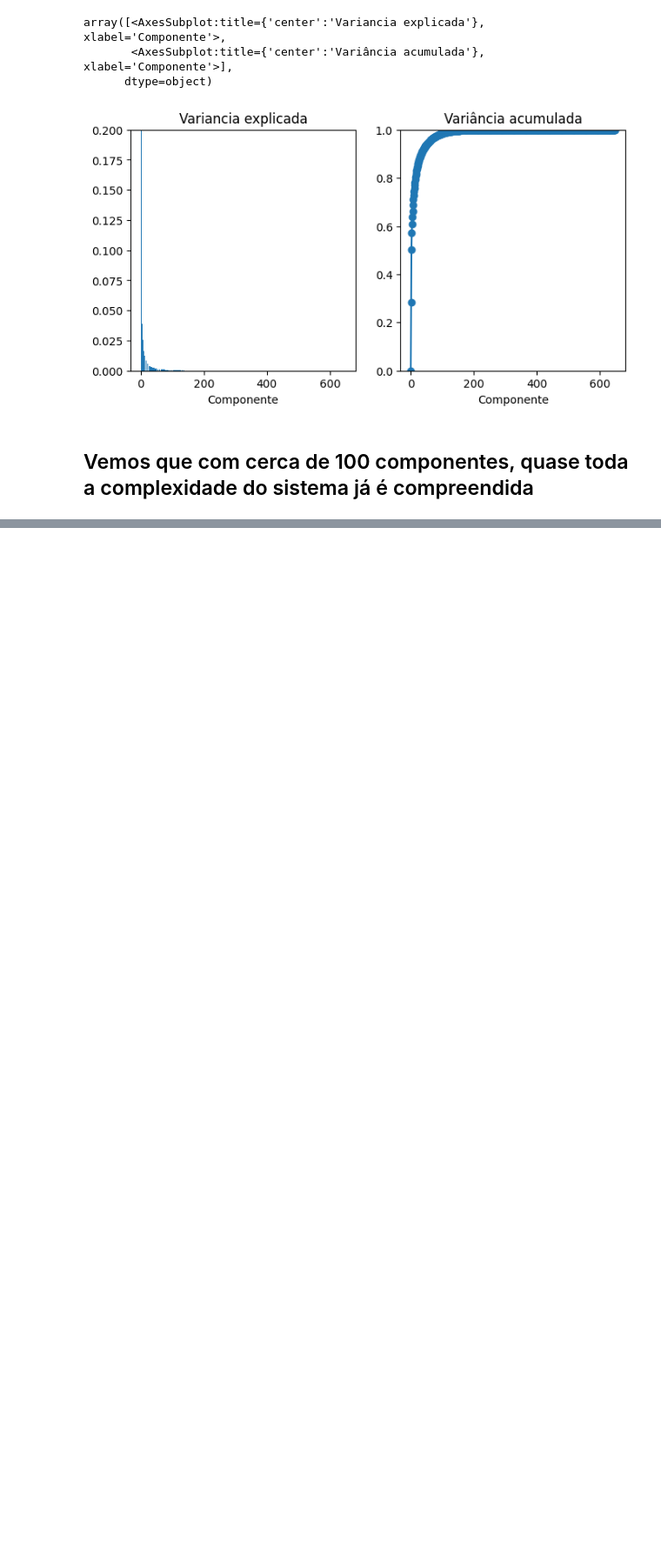
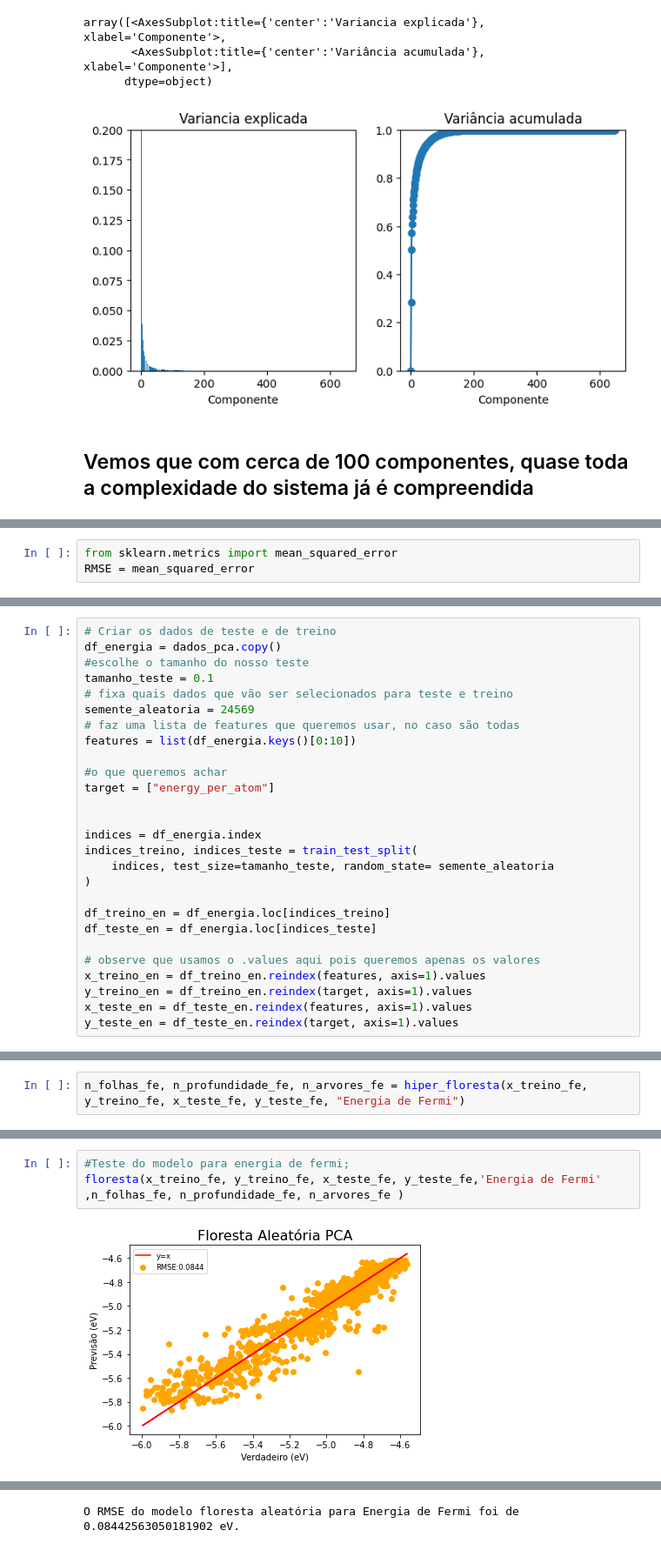
Before and after one commit to Karl-Marcos/ML-2022-DIMP, a Jupyter notebook: bloco_3.ipynb, the cells around one changed output, grey strips where cells are left out. Shown at 87% size. Drawn from its saved outputs; the diff is of its cells as text; blank space fills up the shorter version.

Commit message:
fazendo floresta com PCA

```diff
--- a/bloco_3.ipynb
+++ b/bloco_3.ipynb
@@ -155,0 +207,3 @@ print(X_pca)
+# %%
+from sklearn.metrics import mean_squared_error
+RMSE = mean_squared_error
@@ -155,0 +232,27 @@ print(X_pca)
+# %%
+# Criar os dados de teste e de treino
+df_energia = dados_pca.copy()
+#escolhe o tamanho do nosso teste
+tamanho_teste = 0.1
+# fixa quais dados que vão ser selecionados para teste e treino
+semente_aleatoria = 24569
+# faz uma lista de features que queremos usar, no caso são todas
+features = list(df_energia.keys()[0:10])
+
+#o que queremos achar
+target = ["energy_per_atom"]
+
+
+indices = df_energia.index
+indices_treino, indices_teste = train_test_split(
+    indices, test_size=tamanho_teste, random_state= semente_aleatoria
+)
+
+df_treino_en = df_energia.loc[indices_treino]
+df_teste_en = df_energia.loc[indices_teste]
+
+# observe que usamos o .values aqui pois queremos apenas os valores
+x_treino_en = df_treino_en.reindex(features, axis=1).values
+y_treino_en = df_treino_en.reindex(target, axis=1).values
+x_teste_en = df_teste_en.reindex(features, axis=1).values
+y_teste_en = df_teste_en.reindex(target, axis=1).values
@@ -155,0 +317,2 @@ print(X_pca)
+# %%
+n_folhas_fe, n_profundidade_fe, n_arvores_fe = hiper_floresta(x_treino_fe, y_treino_fe, x_teste_fe, y_teste_fe, "Energia de Fermi")
@@ -155,0 +378,5 @@ print(X_pca)
+# %%
+#Teste do modelo para energia de fermi;
+floresta(x_treino_fe, y_treino_fe, x_teste_fe, y_teste_fe,'Energia de Fermi' ,n_folhas_fe, n_profundidade_fe, n_arvores_fe )
+# %% [output]
+[figure, added]
@@ -155,0 +384 @@ print(X_pca)
+O RMSE do modelo floresta aleatória para Energia de Fermi foi de 0.08442563050181902 eV.
```
Also changed, not shown: parts of 17 cells of this notebook.
